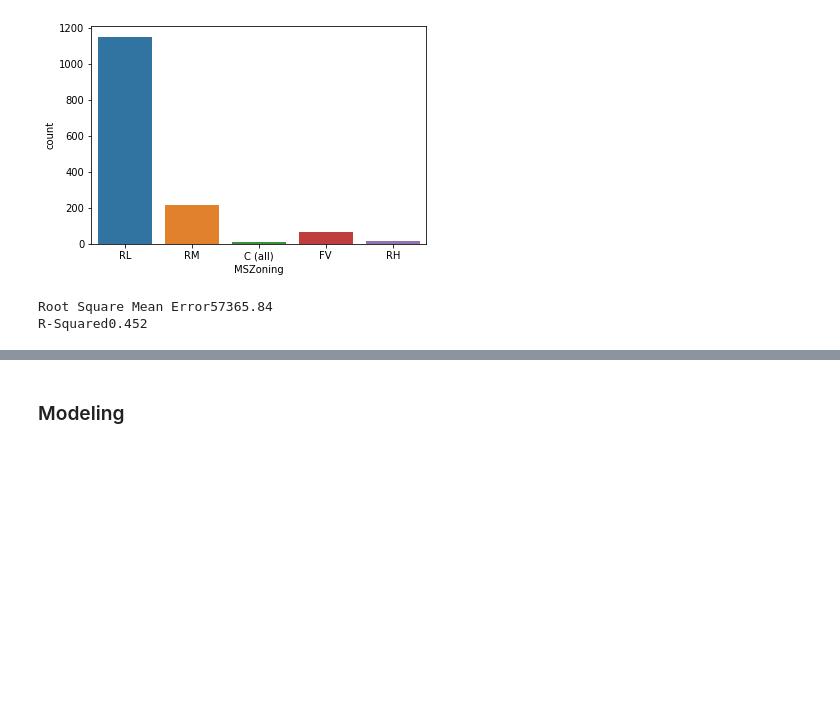
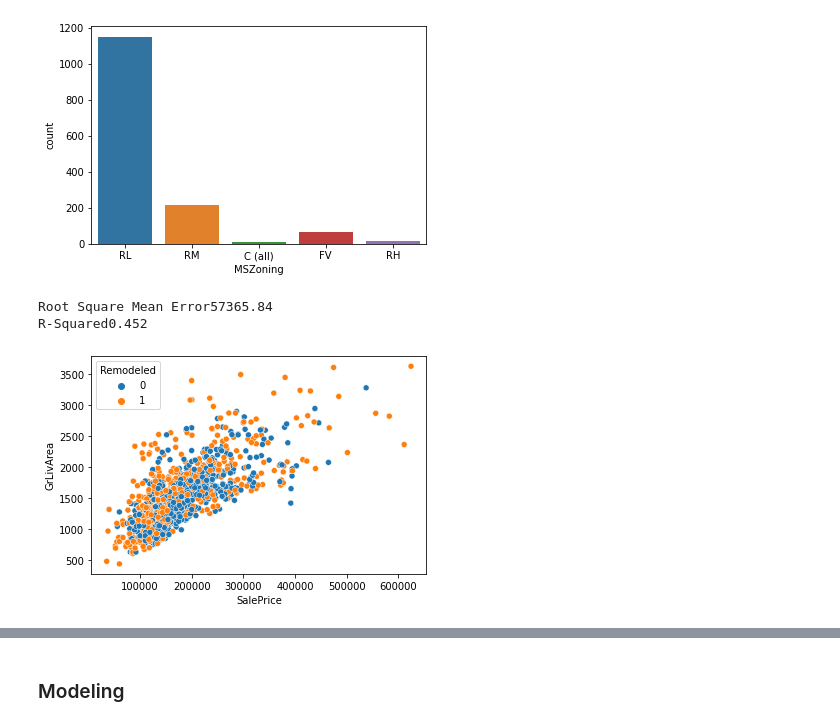
Before and after one commit to ericlundy87/House-Prices-Advanced-Regression-Techniques, a Jupyter notebook: p4_cheney.ipynb, the cells around one changed output, grey strips where cells are left out. Saved outputs shown, nothing was run; the diff lists cells and outputs as text; code cells hidden in the pictures; blank space fills up the shorter version.

```diff
--- a/p4_cheney.ipynb
+++ b/p4_cheney.ipynb
@@ -45,12 +46,13 @@ import scipy.stats as st
 # %%
 #To visualize the whole grid
 pd.options.display.max_columns = 999
-
+random.seed(123)
 #Kaggle divides the dataset already into Train and Test data
-train = pd.read_csv("train.csv")
-test = pd.read_csv("test.csv")
+train = pd.read_csv("train.csv", index_col=0)
+test = pd.read_csv("test.csv", index_col=0)
 
 def adj_r2_score(y_test, y_pred, X_test):
     num = (1-r2_score(y_test, y_pred)) * (len(X_test)-1)
     den = (len(X_test)-len(X_test.columns)-1)
     return 1 - (num / den)
+train.head()
@@ -558,22 +637,30 @@ sns.countplot(train.MSZoning)
 <matplotlib.axes._subplots.AxesSubplot at 0x...>
 [figure]
 # %%
-train_data = train[:1000]
-train_labels = train.SalePrice[:1000]
-dev_data = train[1000:]
-dev_labels = train.SalePrice[1000:]
-x = train_data.loc[:,['GrLivArea', 'YearBuilt', 'OverallQual']]
-y = np.log(train_labels)
-lr = LinearRegression()
-lr.fit(x, y)
-y_predicted = lr.predict(dev_data.loc[:,['GrLivArea', 'YearBuilt', 'OverallQual']])
-rmse = np.sqrt(mean_squared_error(dev_labels, np.exp(y_predicted)))
-r2 = r2_score(dev_labels, np.exp(y_predicted))
-print('Root Square Mean Error' + str(round(rmse, 2)))
-print('R-Squared' + str(round(r2, 3)))
+# train_data = train[:1000]
+#train_labels = train.SalePrice[:1000]
+# dev_data = train[1000:]
+# dev_labels = train.SalePrice[1000:]
+#x = train_data.loc[:,['GrLivArea', 'YearBuilt', 'OverallQual']]
+#y = np.log(train_labels)
+# lr = LinearRegression()
+# lr.fit(x, y)
+# y_predicted = lr.predict(dev_data.loc[:,['GrLivArea', 'YearBuilt', 'OverallQual']])
+# rmse = np.sqrt(mean_squared_error(dev_labels, np.exp(y_predicted)))
+# r2 = r2_score(dev_labels, np.exp(y_predicted))
+# print('Root Square Mean Error' + str(round(rmse, 2)))
+# print('R-Squared' + str(round(r2, 3)))
 # %% [output]
 Root Square Mean Error57365.84
 R-Squared0.452
+# %%
+graph_data = pd.concat([train_data.GrLivArea, train_data.Remodeled,train_labels], axis=1)
+# graph_data['Fence'] = graph_data['Fence'].replace(np.nan, 'None')
+#graph_data.head()
+sns.scatterplot('SalePrice', 'GrLivArea', data = graph_data, hue='Remodeled')
+plt.show()
+# %% [output]
+[figure, added]
 # %%
 lr = LinearRegression()
 lr.fit(train_data, np.log(train_labels))
```
Also changed, not shown: parts of 7 cells of this notebook.
